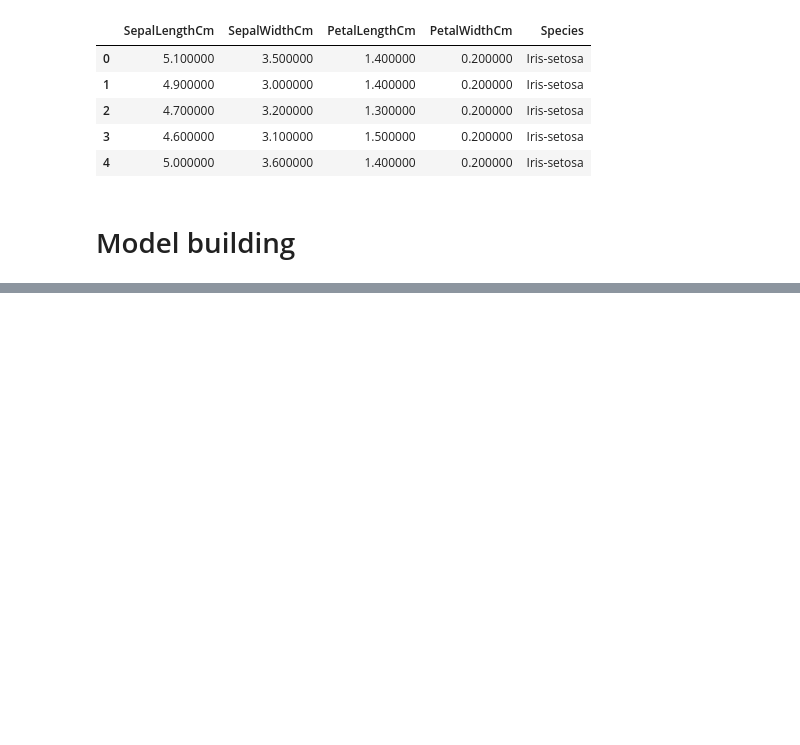
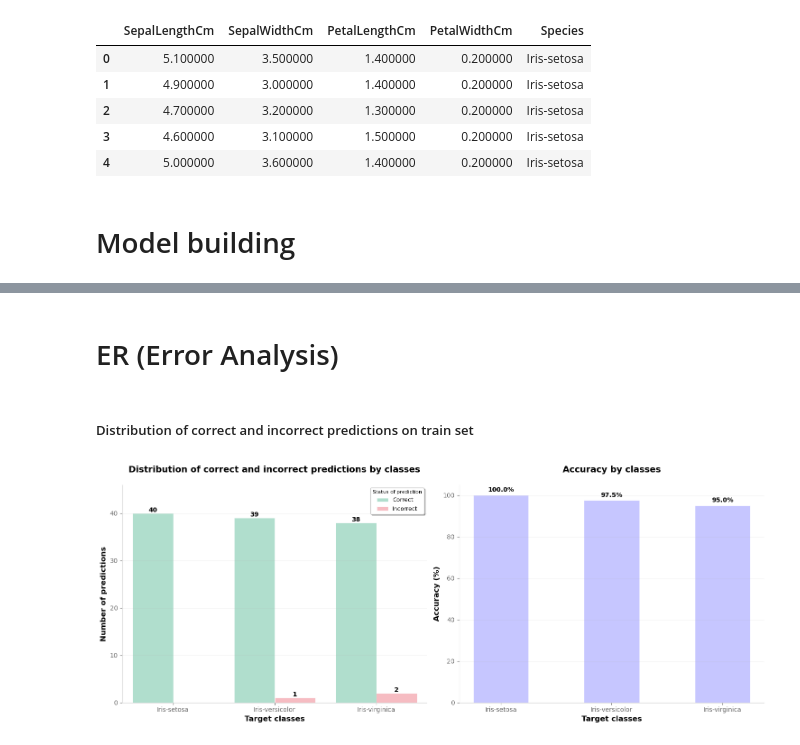
Before and after one commit to MNechai-2003/Iris-Species, a Jupyter notebook: src/notebooks/iris_analys.ipynb, the cells around one changed output, grey strips where cells are left out. Drawn from its saved outputs; the diff is of its cells as text; code cells hidden in the pictures; blank space fills up the shorter version.

```diff
--- a/src/notebooks/iris_analys.ipynb
+++ b/src/notebooks/iris_analys.ipynb
@@ -72,12 +59,0 @@ Please also refer to the documentation for alternative solver options:
-# %%
-# build a logistic regression model
-model = LogisticRegression(max_iter=50, random_state=41)
-model.fit(X_train, y_train)
-
-y_pred = model.predict(X_test)
-
-# Evaluate model
-print(f"Accuracy: {accuracy_score(y_test, y_pred):.4f}")
-print(f"Precision: {precision_score(y_test, y_pred, average='weighted'):.4f}")
-print(f"Recall: {recall_score(y_test, y_pred, average='weighted'):.4f}")
-print(f"F1 Score: {f1_score(y_test, y_pred, average='weighted'):.4f}")
@@ -96,0 +60,7 @@ Please also refer to the documentation for alternative solver options:
+# %%
+# build baseline logistic regression model
+baseline_logistic_regression_model = LogisticRegression(max_iter=50, random_state=42)
+baseline_logistic_regression_model.fit(X_train, y_train)
+
+baseline_train_df_with_predictions, baseline_train_accuracy, baseline_train_precision, baseline_train_recall, baseline_train_f1 = evaluate_model(X_train, y_train, baseline_logistic_regression_model)
+baseline_test_df_with_predictions, baseline_test_accuracy, baseline_test_precision, baseline_test_recall, baseline_test_f1 = evaluate_model(X_test, y_test, baseline_logistic_regression_model)
@@ -96,0 +75,18 @@ Please also refer to the documentation for alternative solver options:
+# %%
+# build working logistic regression model
+working_model = LogisticRegression(max_iter=50, random_state=41)
+working_model.fit(X_train, y_train)
+
+train_df_with_predictions, train_accuracy, train_precision, train_recall, train_f1 = evaluate_model(X_train, y_train, working_model)
+test_df_with_predictions, test_accuracy, test_precision, test_recall, test_f1 = evaluate_model(X_test, y_test, working_model)
+
+print("Working model evaluation:")
+print(f"Train Accuracy: {train_accuracy:.4f}")
+print(f"Train Precision: {train_precision:.4f}")
+print(f"Train Recall: {train_recall:.4f}")
+print(f"Train F1: {train_f1:.4f}")
+print('---------------------')
+print(f"Test Accuracy: {test_accuracy:.4f}")
+print(f"Test Precision: {test_precision:.4f}")
+print(f"Test Recall: {test_recall:.4f}")
+print(f"Test F1: {test_f1:.4f}")
@@ -96,0 +120,8 @@ Please also refer to the documentation for alternative solver options:
+# %% [markdown]
+# ER (Error Analysis)
+# %% [markdown]
+##### Distribution of correct and incorrect predictions on train set
+# %%
+plot_error_distribution(train_df_with_predictions['predicted_label'], y_train)
+# %% [output]
+[figure, added]
```
Also changed, not shown: parts of 23 cells of this notebook, 9 other files.
